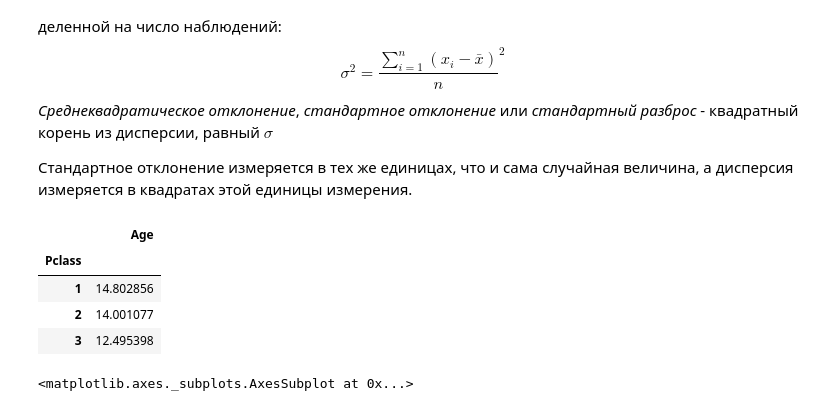
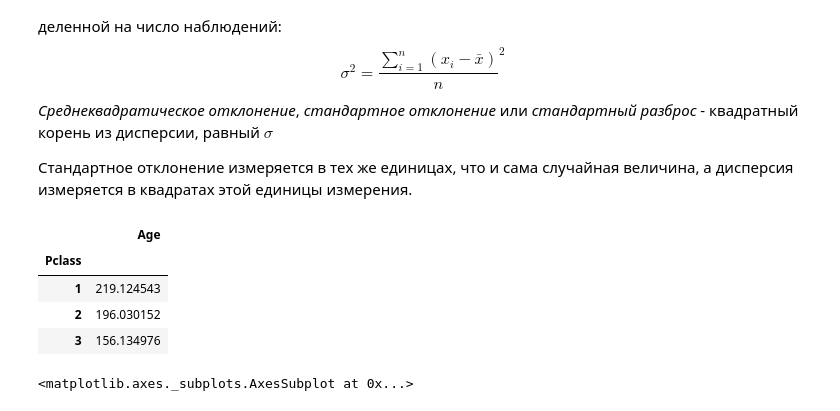
Before and after one commit to pileyan/DPO_python_2022, a Jupyter notebook: lect14_Pandas_SVD/Pandas_Intro_Titanic.ipynb, the cells around one changed output. Cells and saved outputs as stored; diff of their text form; code cells hidden in the pictures.

```diff
--- a/lect14_Pandas_SVD/Pandas_Intro_Titanic.ipynb
+++ b/lect14_Pandas_SVD/Pandas_Intro_Titanic.ipynb
@@ -1063,13 +1074,13 @@ $$
 
 Стандартное отклонение измеряется в тех же единицах, что и сама случайная величина, а дисперсия измеряется в квадратах этой единицы измерения.
 # %%
-data[['Pclass', 'Age']].groupby('Pclass').std()
+data[['Pclass', 'Age']].groupby('Pclass').var()
 # %% [output]
 |  | Age |
 | Pclass |  |
-| 1 | 14.802856 |
-| 2 | 14.001077 |
-| 3 | 12.495398 |
+| 1 | 219.124543 |
+| 2 | 196.030152 |
+| 3 | 156.134976 |
 # %%
 data[data.Pclass == 1].Age.hist()
 # %% [output]
```
Also changed, not shown: parts of 14 cells of this notebook, 3 other files.
